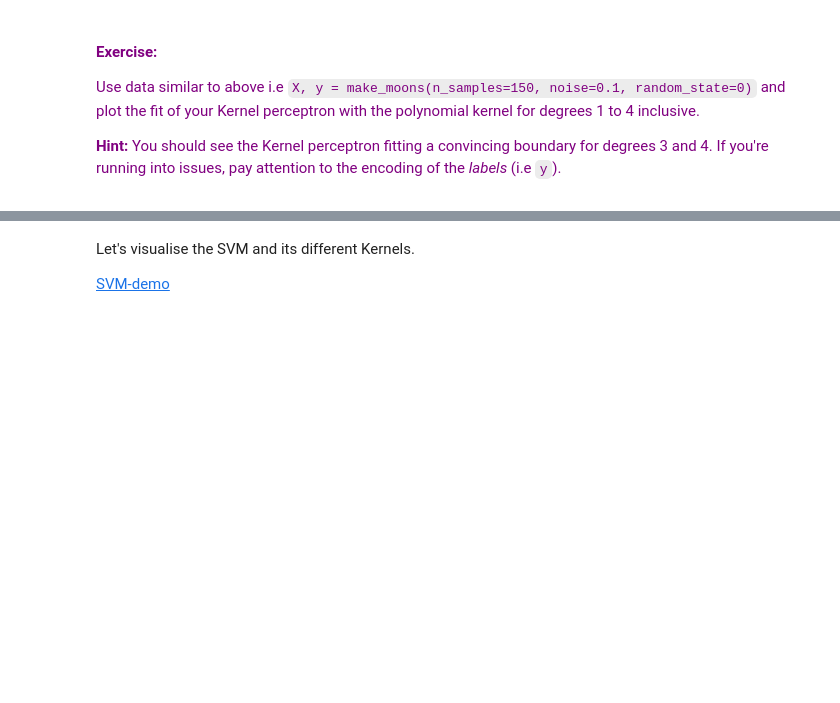
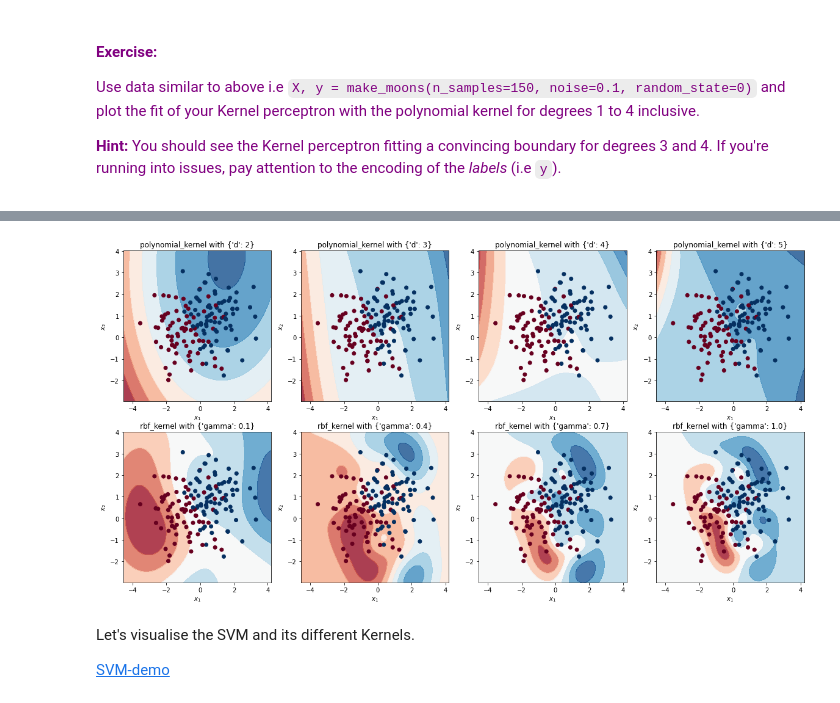
Before and after one commit to nerrma/tutoring, a Jupyter notebook: notebooks/KernelMethods-Lab.ipynb, the cells around one changed output, grey strips where cells are left out. Drawn from its saved outputs; the diff is of its cells as text; code cells hidden in the pictures; blank space fills up the shorter version.

```diff
--- a/notebooks/KernelMethods-Lab.ipynb
+++ b/notebooks/KernelMethods-Lab.ipynb
@@ -257,3 +315,19 @@ for i, ax in enumerate(axs.flat):
+# %%
+fig, ax = plt.subplots(2, 4, figsize=(20, 10))
+kern_grid = {
+    polynomial_kernel: [ {"d": i} for i in range(2, 6) ],
+    rbf_kernel: [ {"gamma": i} for i in np.linspace(0.1, 1, 4) ],
+}
+
+for i, (kern, args) in enumerate(kern_grid.items()):
+    for j, arg in enumerate(args):
+        kp = KernelPerceptron(kern, kernel_args=arg)
+        kp.fit(X, y)
+
+        plot_decision_boundary(X, y, kp, ax[i, j], weighted=True)
+        ax[i,j].set_title(f"{kern.__name__} with {arg}")
+# %% [output]
+[figure, added]
 # %% [markdown]
 Let's visualise the SVM and its different Kernels.
 
```
Also changed, not shown: parts of 14 cells of this notebook.
